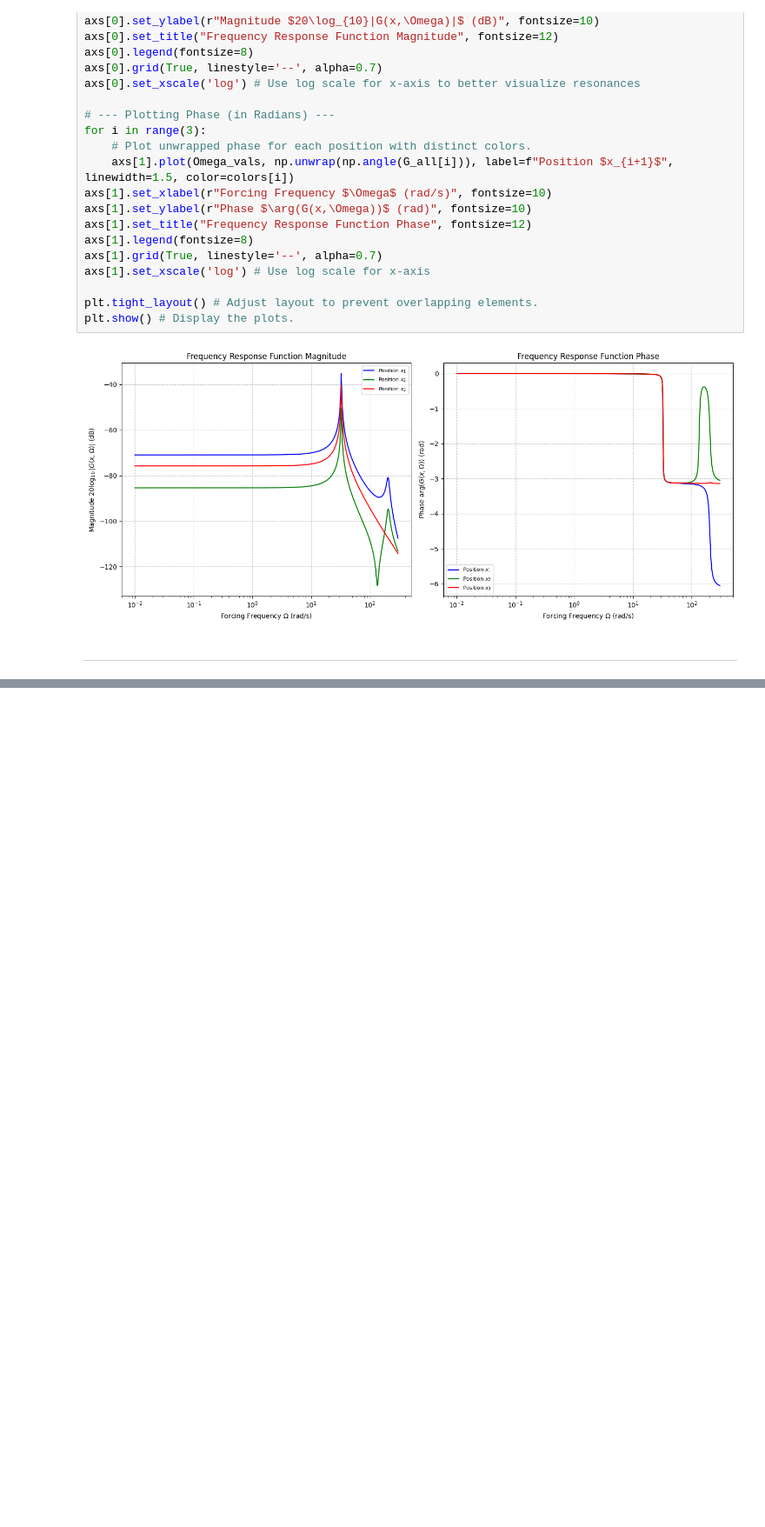
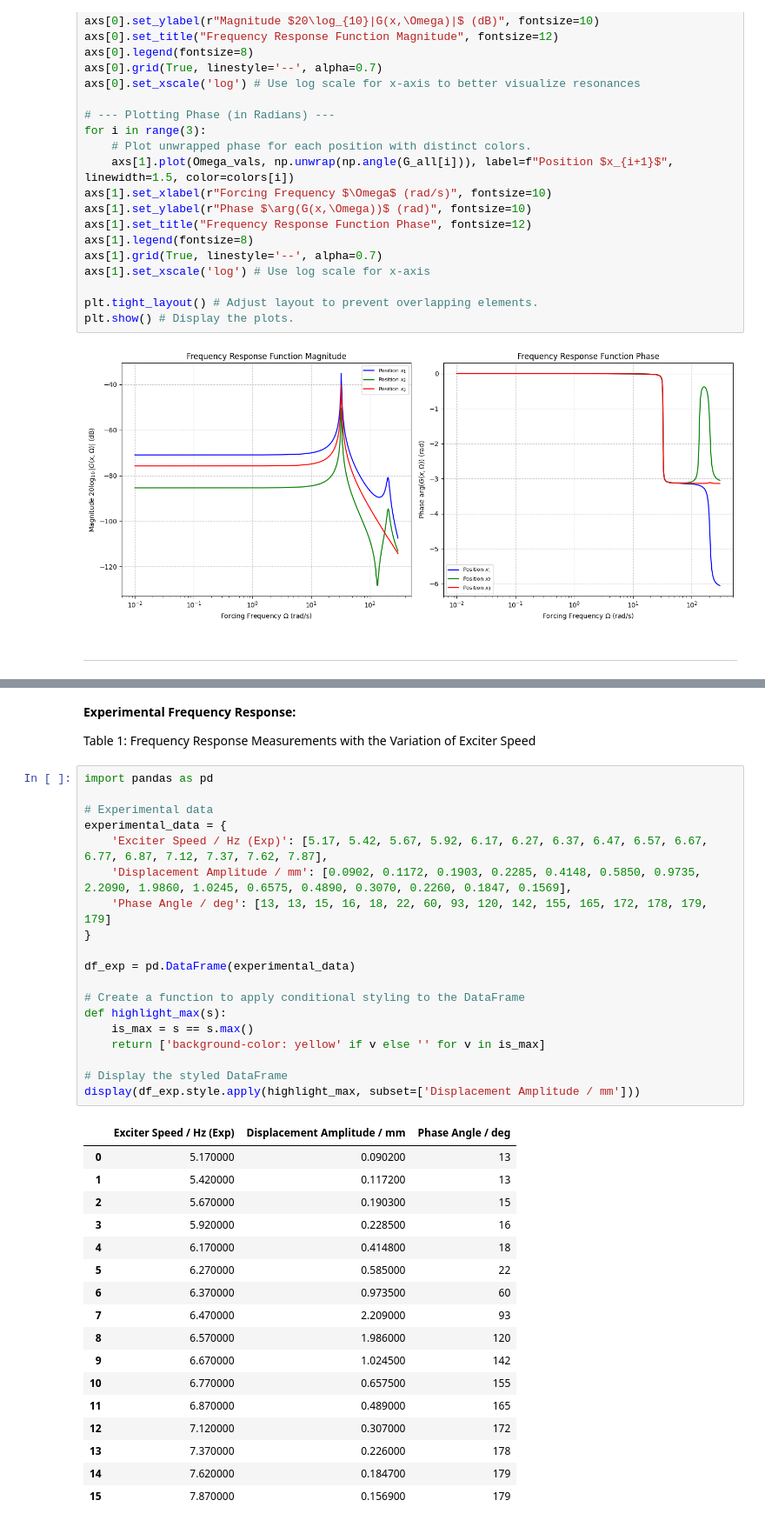
Before and after one commit to tharindu33333/ME421-Mechanical-Systems-Lab-A2, a Jupyter notebook: Vibration/E_20_103_Vibration.ipynb, the cells around one changed output, grey strips where cells are left out. Shown at 87% size. Saved outputs shown, nothing was run; the diff lists cells and outputs as text; blank space fills up the shorter version.

```diff
--- a/Vibration/E_20_103_Vibration.ipynb
+++ b/Vibration/E_20_103_Vibration.ipynb
@@ -1363,0 +1371,41 @@ plt.show() # Display the plots.
+# %% [markdown]
+**Experimental Frequency Response:**
+
+Table 1: Frequency Response Measurements with the Variation of Exciter Speed
+# %%
+import pandas as pd
+
+# Experimental data
+experimental_data = {
+    'Exciter Speed / Hz (Exp)': [5.17, 5.42, 5.67, 5.92, 6.17, 6.27, 6.37, 6.47, 6.57, 6.67, 6.77, 6.87, 7.12, 7.37, 7.62, 7.87],
+    'Displacement Amplitude / mm': [0.0902, 0.1172, 0.1903, 0.2285, 0.4148, 0.5850, 0.9735, 2.2090, 1.9860, 1.0245, 0.6575, 0.4890, 0.3070, 0.2260, 0.1847, 0.1569],
+    'Phase Angle / deg': [13, 13, 15, 16, 18, 22, 60, 93, 120, 142, 155, 165, 172, 178, 179, 179]
+}
+
+df_exp = pd.DataFrame(experimental_data)
+
+# Create a function to apply conditional styling to the DataFrame
+def highlight_max(s):
+    is_max = s == s.max()
+    return ['background-color: yellow' if v else '' for v in is_max]
+
+# Display the styled DataFrame
+display(df_exp.style.apply(highlight_max, subset=['Displacement Amplitude / mm']))
+# %% [output]
+|  | Exciter Speed / Hz (Exp) | Displacement Amplitude / mm | Phase Angle / deg |
+| 0 | 5.170000 | 0.090200 | 13 |
+| 1 | 5.420000 | 0.117200 | 13 |
+| 2 | 5.670000 | 0.190300 | 15 |
+| 3 | 5.920000 | 0.228500 | 16 |
+| 4 | 6.170000 | 0.414800 | 18 |
+| 5 | 6.270000 | 0.585000 | 22 |
+| 6 | 6.370000 | 0.973500 | 60 |
+| 7 | 6.470000 | 2.209000 | 93 |
+| 8 | 6.570000 | 1.986000 | 120 |
+| 9 | 6.670000 | 1.024500 | 142 |
+| 10 | 6.770000 | 0.657500 | 155 |
+| 11 | 6.870000 | 0.489000 | 165 |
+| 12 | 7.120000 | 0.307000 | 172 |
+| 13 | 7.370000 | 0.226000 | 178 |
+| 14 | 7.620000 | 0.184700 | 179 |
+| 15 | 7.870000 | 0.156900 | 179 |
```
Also changed, not shown: parts of 43 cells of this notebook.
